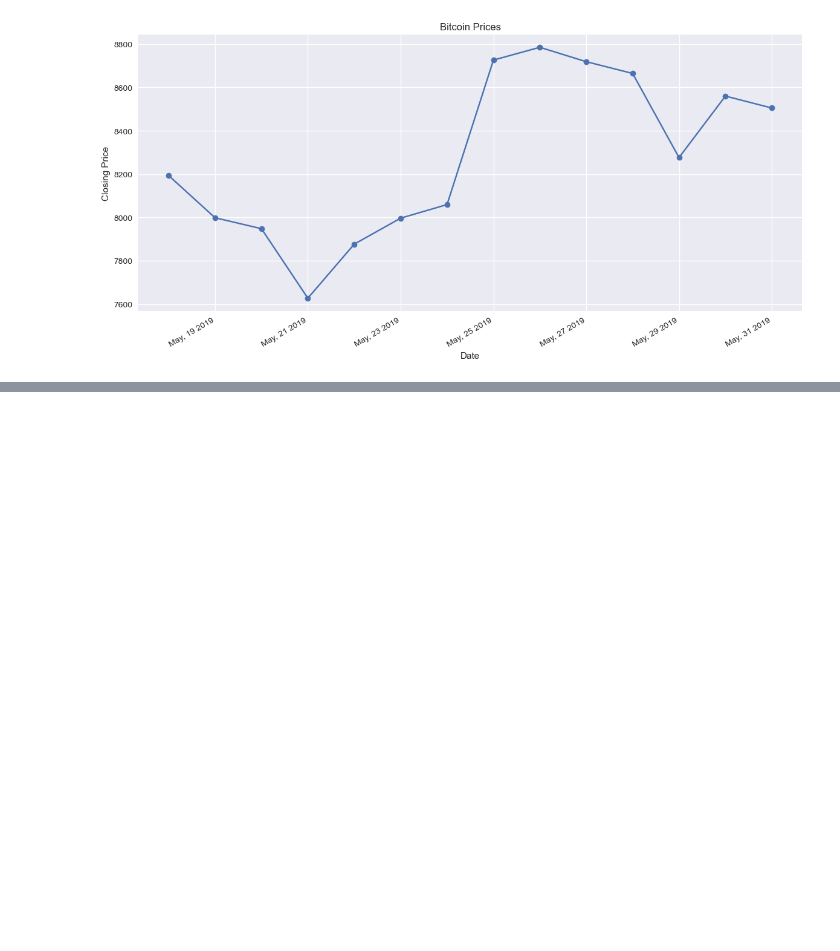
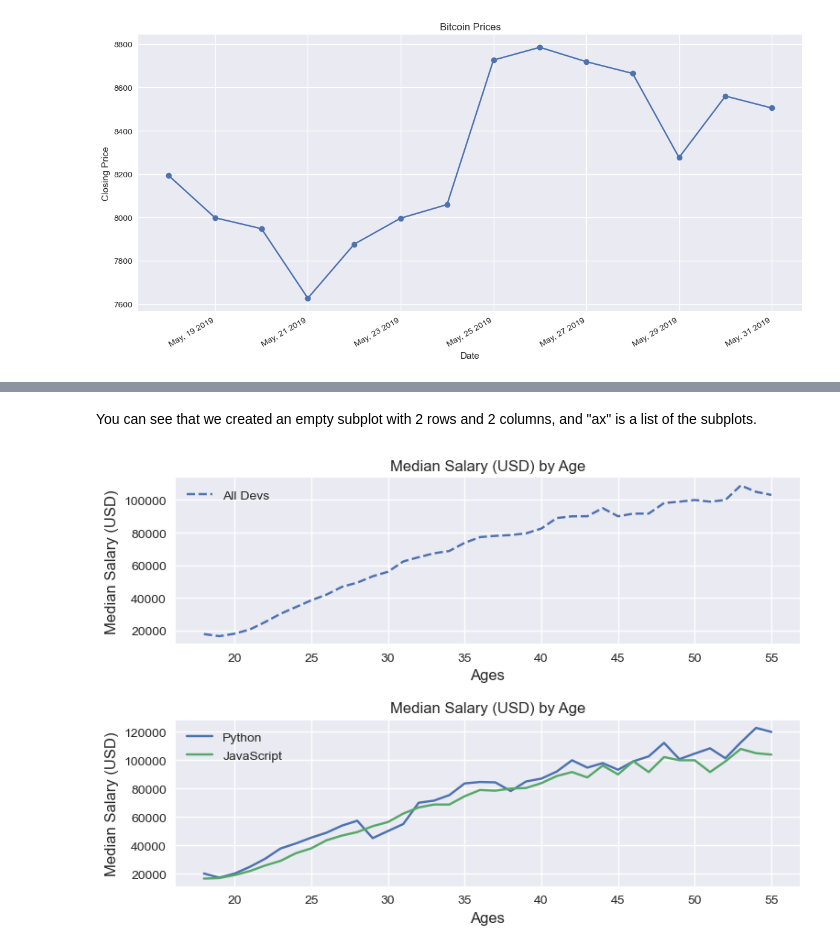
Before and after one commit to mhmdkardosha/CAT-tasks, a Jupyter notebook: Data Visualization Tasks/data-visualization-matplotlib.ipynb, the cells around one changed output, grey strips where cells are left out. Saved outputs shown, nothing was run; the diff lists cells and outputs as text; code cells hidden in the pictures; blank space fills up the shorter version.

```diff
--- a/Data Visualization Tasks/data-visualization-matplotlib.ipynb
+++ b/Data Visualization Tasks/data-visualization-matplotlib.ipynb
@@ -918,0 +980,23 @@ plt.show()
+# %% [markdown]
+You can see that we created an empty subplot with 2 rows and 2 columns, and "ax" is a list of the subplots.
+# %%
+fig, ax = plt.subplots(nrows=2, ncols=1)
+
+ax[0].plot(ages, dev_salaries, label='All Devs', linestyle='--')
+ax[1].plot(ages, py_salaries, label='Python')
+ax[1].plot(ages, js_salaries, label='JavaScript')
+
+ax[0].legend()
+ax[0].set_xlabel('Ages', fontsize=12)
+ax[0].set_ylabel('Median Salary (USD)', fontsize=12)
+ax[0].set_title('Median Salary (USD) by Age', fontsize=12)
+
+ax[1].legend()
+ax[1].set_xlabel('Ages', fontsize=12)
+ax[1].set_ylabel('Median Salary (USD)', fontsize=12)
+ax[1].set_title('Median Salary (USD) by Age', fontsize=12)
+
+plt.tight_layout()
+plt.show()
+# %% [output]
+[figure, added]
```
Also changed, not shown: parts of 15 cells of this notebook.
